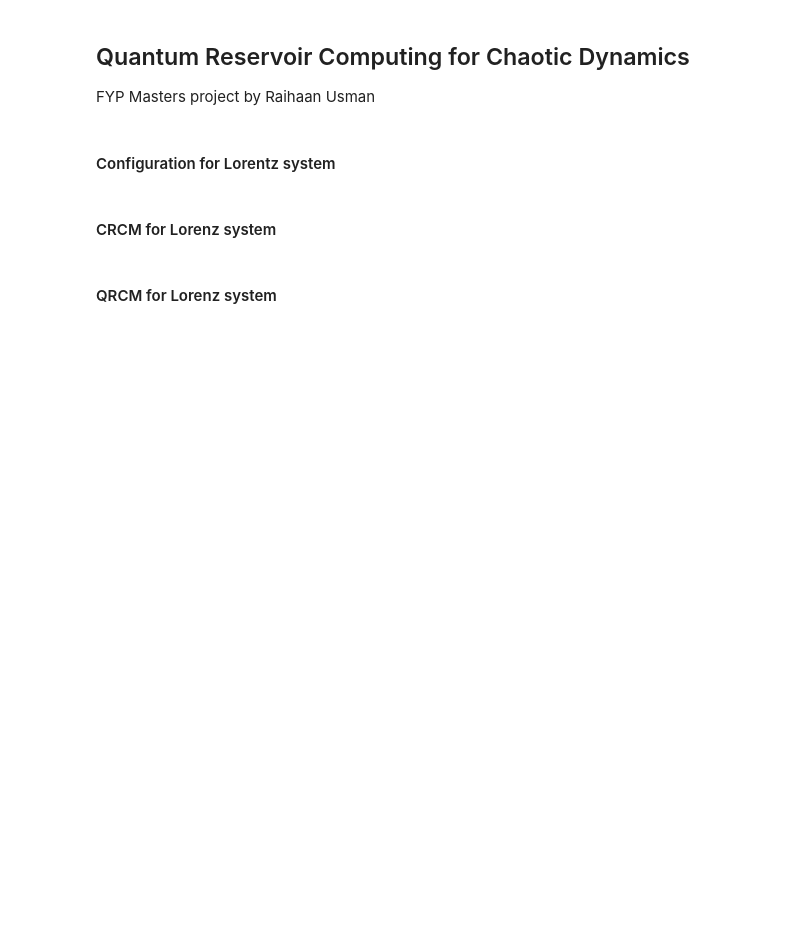
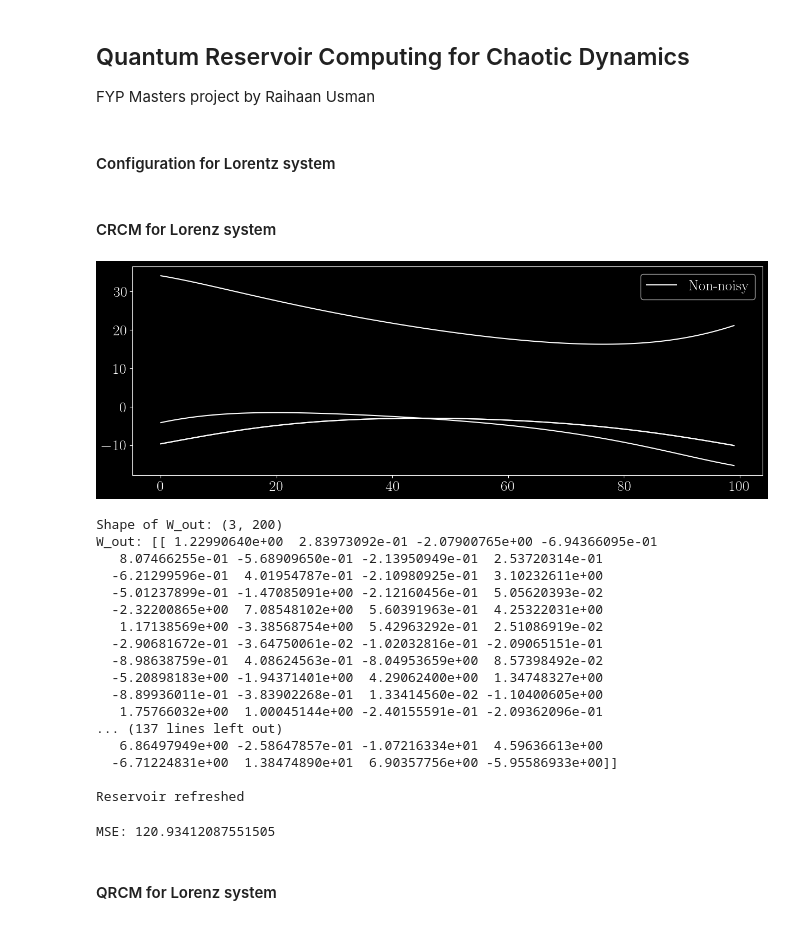
Before and after one commit to raihaan123/Quantum-Turbulence-Learning, a Jupyter notebook: src/main.ipynb, the cells around one changed output. Cells and saved outputs as stored; diff of their text form; code cells hidden in the pictures; blank space fills up the shorter version.

```diff
--- a/src/main.ipynb
+++ b/src/main.ipynb
@@ -29,12 +29,33 @@ lor3 = Lorentz(params, dt, N_sets)
 # %%
 # Initialise the ESN
 crcm = CRCM(solver=lor3,
             N_units=200,
-            connectivity=3,
+            connectivity=5,
             seed=0)
 
 # Train the ESN with the training data
 crcm.train(override=True)
+crcm.forward()
+# %% [output]
+[figure, added]
+Shape of W_out: (3, 200)
+W_out: [[ 1.22990640e+00  2.83973092e-01 -2.07900765e+00 -6.94366095e-01
+   8.07466255e-01 -5.68909650e-01 -2.13950949e-01  2.53720314e-01
+  -6.21299596e-01  4.01954787e-01 -2.10980925e-01  3.10232611e+00
+  -5.01237899e-01 -1.47085091e+00 -2.12160456e-01  5.05620393e-02
+  -2.32200865e+00  7.08548102e+00  5.60391963e-01  4.25322031e+00
+   1.17138569e+00 -3.38568754e+00  5.42963292e-01  2.51086919e-02
+  -2.90681672e-01 -3.64750061e-02 -1.02032816e-01 -2.09065151e-01
+  -8.98638759e-01  4.08624563e-01 -8.04953659e+00  8.57398492e-02
+  -5.20898183e+00 -1.94371401e+00  4.29062400e+00  1.34748327e+00
+  -8.89936011e-01 -3.83902268e-01  1.33414560e-02 -1.10400605e+00
+   1.75766032e+00  1.00045144e+00 -2.40155591e-01 -2.09362096e-01
+... (137 lines left out)
+   6.86497949e+00 -2.58647857e-01 -1.07216334e+01  4.59636613e+00
+  -6.71224831e+00  1.38474890e+01  6.90357756e+00 -5.95586933e+00]]
+
+Reservoir refreshed
+MSE: 120.93412087551505
 # %% [markdown]
 #### QRCM for Lorenz system
 # %%
```
Also changed, not shown: parts of 6 cells of this notebook, 7 other files.
